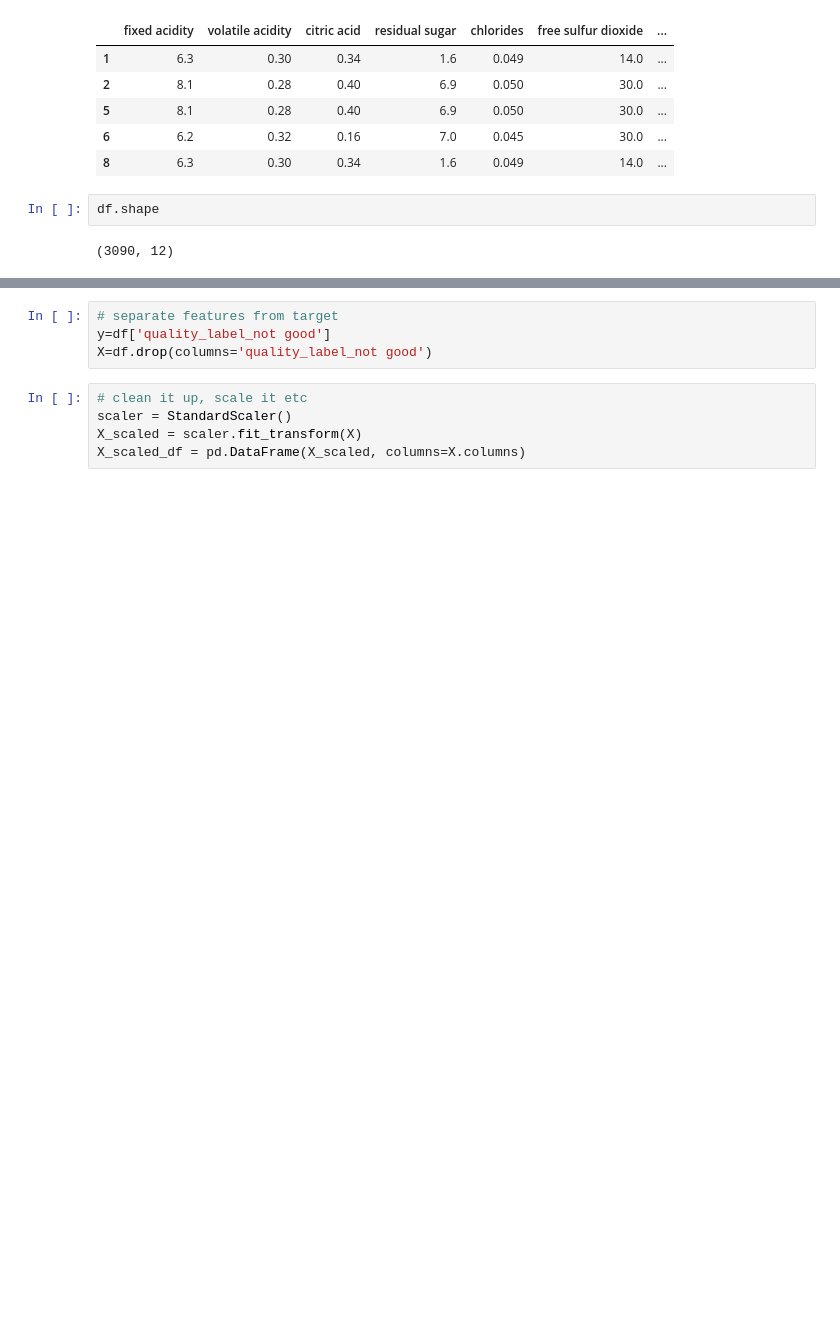
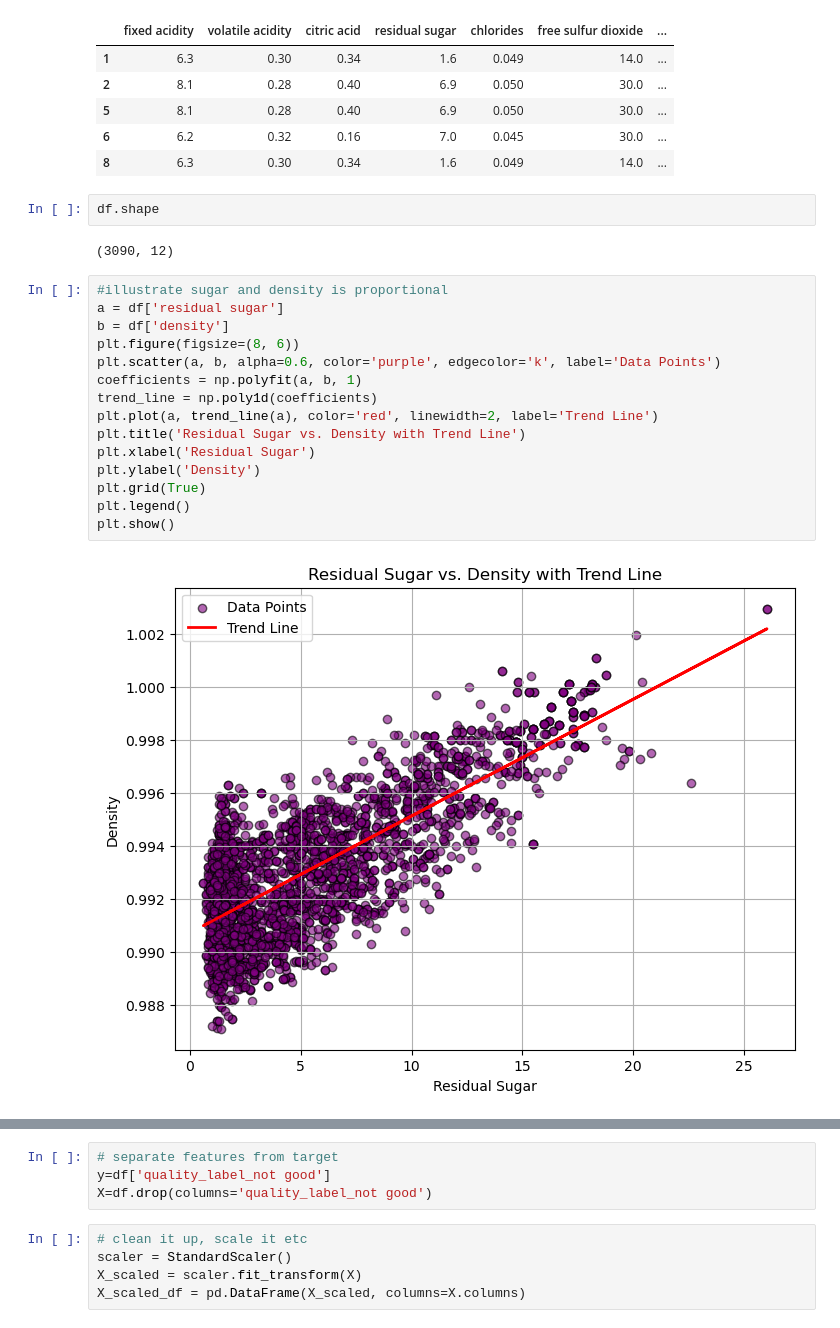
Before and after one commit to Robotrousers/Project4, a Jupyter notebook: VinoVista.ipynb, the cells around one changed output, grey strips where cells are left out. Cells and saved outputs as stored; diff of their text form; blank space fills up the shorter version.

```diff
--- a/VinoVista.ipynb
+++ b/VinoVista.ipynb
@@ -80,3 +80,20 @@ df.head()
 df.shape
 # %% [output]
 (3090, 12)
+# %%
+#illustrate sugar and density is proportional
+a = df['residual sugar']
+b = df['density']
+plt.figure(figsize=(8, 6))
+plt.scatter(a, b, alpha=0.6, color='purple', edgecolor='k', label='Data Points')
+coefficients = np.polyfit(a, b, 1)
+trend_line = np.poly1d(coefficients)
+plt.plot(a, trend_line(a), color='red', linewidth=2, label='Trend Line')
+plt.title('Residual Sugar vs. Density with Trend Line')
+plt.xlabel('Residual Sugar')
+plt.ylabel('Density')
+plt.grid(True)
+plt.legend()
+plt.show()
+# %% [output]
+[figure, added]
```
Also changed, not shown: parts of 3 cells of this notebook.
